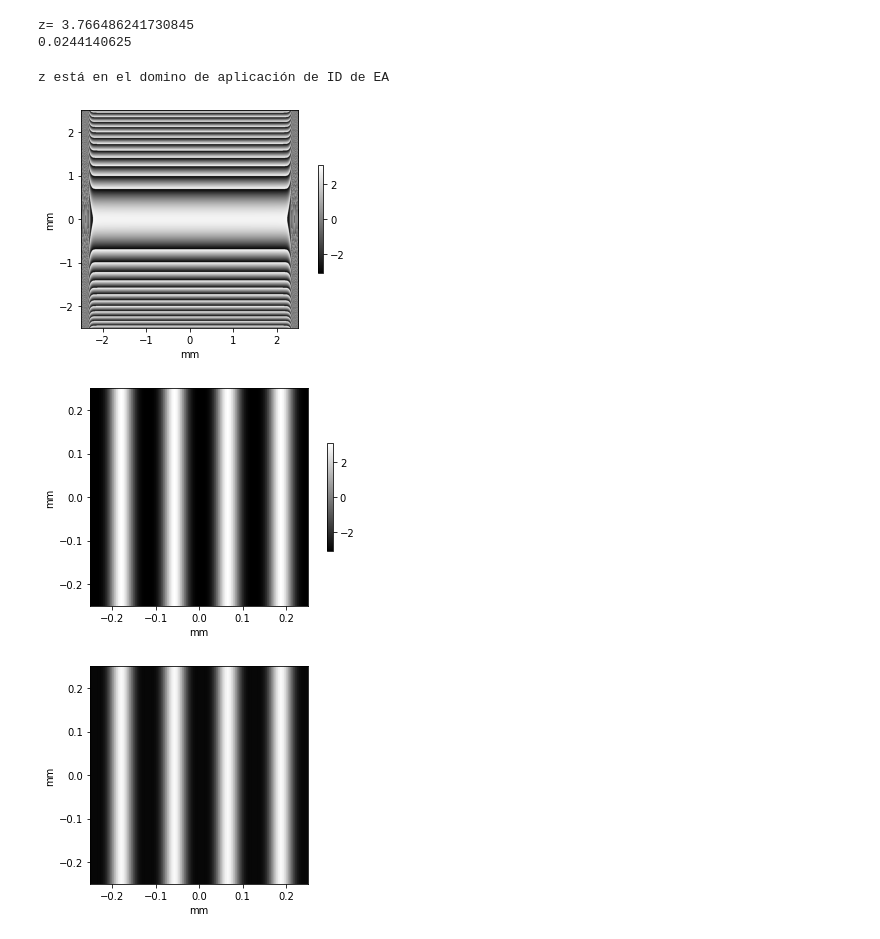
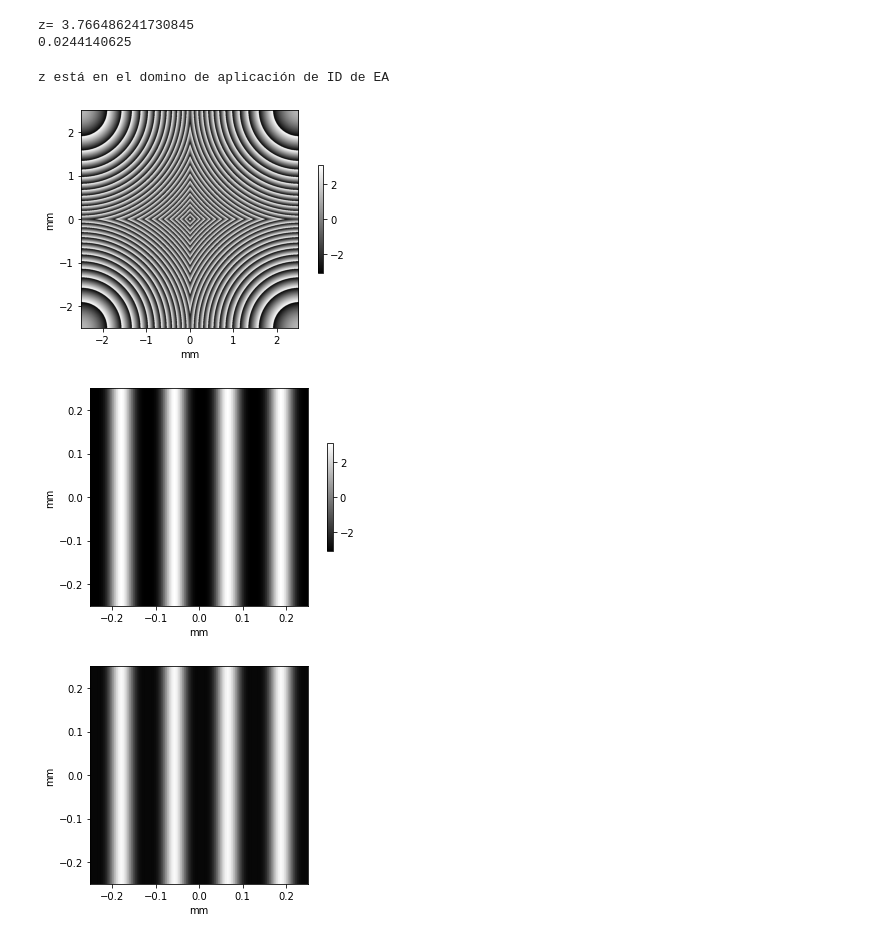
Before and after one commit to ivsantiagocz/Entrega-2, a Jupyter notebook: Talbot.ipynb, the cells around one changed output. Saved outputs shown, nothing was run; the diff lists cells and outputs as text; code cells hidden in the pictures.

```diff
--- a/Talbot.ipynb
+++ b/Talbot.ipynb
@@ -32,6 +32,7 @@ print(T)
 z= 3.766486241730845
 0.0244140625
 # %%
+#Condicional que dependiendo del z selecciona el método apropiado.
 if (z>=(N*(dx)**2)/wl):
     print("z está en el dominio de aplicación de DD de FF")
     for t in range(0,N):
@@ -41,8 +42,9 @@ if (z>=(N*(dx)**2)/wl):
 
                     hh[t,s]=h
 
-    hh=np.fft.fft(hh)
-    Ut = ut*hh
+    h1=np.fft.fft(hh)
+    hhc=np.fft.fftshift(hh)
+    Ut = ut*h1
 
     U1=np.fft.fft2(Ut)
     Uf=np.fft.fft(U1)
@@ -50,7 +52,7 @@ if (z>=(N*(dx)**2)/wl):
 
 
     plt.figure(figsize=(7,4))
-    plt.imshow(np.angle(hh),cmap='gray',extent=(-L/2,L/2,-L/2,L/2))
+    plt.imshow(np.angle(hhc),cmap='gray',extent=(-L/2,L/2,-L/2,L/2))
     plt.ylabel('mm')
     plt.xlabel('mm')
     plt.show()
@@ -84,6 +86,7 @@ else:
                     hh[t,s]=h
 
     h1=np.fft.fft(hh)
+    h1c=np.fft.fftshift(hh)
     g=np.fft.fft2(ut)
     #gt=np.fft.fftshift(g)
 
@@ -92,39 +95,39 @@ else:
 
 
     U1=np.fft.ifft2(Ut)
-    #Uf=np.fft.fftshift(U1)
+    #Uf=np.fft.fftshift(Ut)
     UU=abs(U1*U1)
     #UU=U*U
     #I = Image.fromarray(abs(U), 'P')
     plt.figure(figsize=(7,4))
-    im1 = plt.imshow(np.angle(h1),cmap='gray',extent=(-L/2,L/2,-L/2,L/2))
+    im1 = plt.imshow(np.angle(h1c),cmap='gray',extent=(-L/2,L/2,-L/2,L/2))
     plt.ylabel('mm')
     plt.xlabel('mm')
     plt.colorbar(im1,shrink=0.5)
     plt.show()
 
     zoom=4
     plt.figure(figsize=(7,4))
     plt.xlim(-1/zoom,1/zoom)
     plt.ylim(-1/zoom,1/zoom)
     im3 = plt.imshow((ut*ut),cmap='gray',extent=(-L/2,L/2,-L/2,L/2))
     plt.ylabel('mm')
     plt.xlabel('mm')
     plt.colorbar(im1,shrink=0.5)
     plt.show()
 
 
     zoom=4
     plt.figure(figsize=(7,4))
     plt.xlim(-1/zoom,1/zoom)
     plt.ylim(-1/zoom,1/zoom)
     im2 = plt.imshow(UU,cmap='gray',extent=(-L/2,L/2,-L/2,L/2))
     plt.ylabel('mm')
     plt.xlabel('mm')
     #plt.grid(False)
     plt.show()
 # %% [output]
 z está en el domino de aplicación de ID de EA
-[figure, old version]
+[figure, new version]
 [figure]
 [figure]
```
Also changed, not shown: parts of 1 cell of this notebook.
